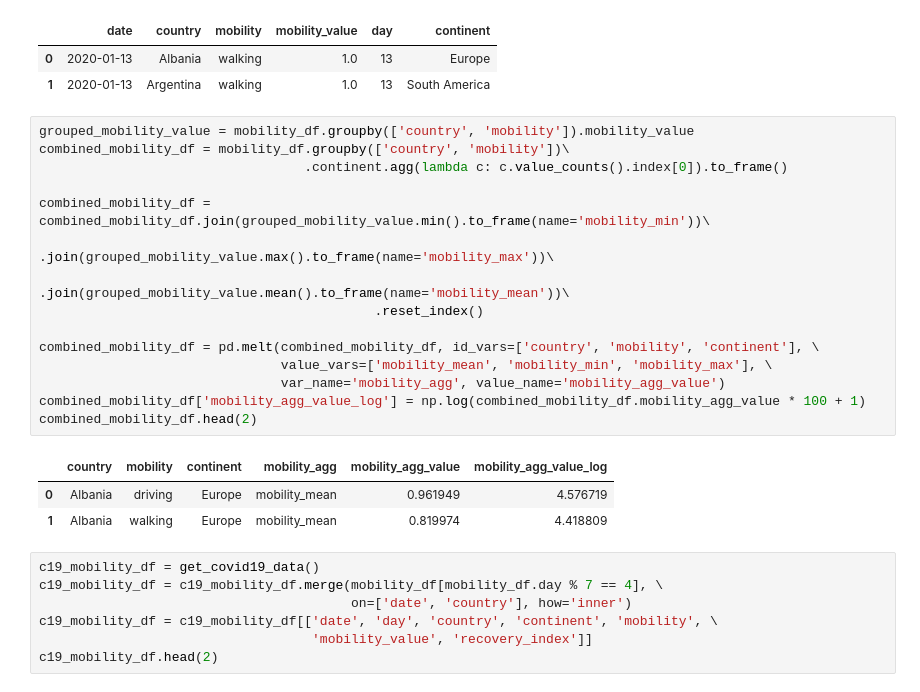
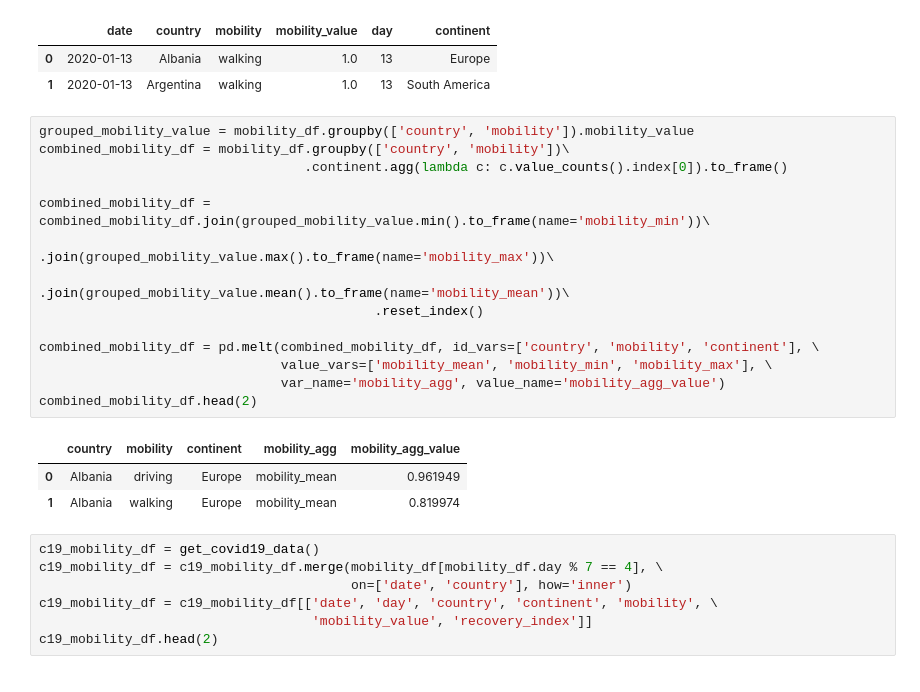
Before and after one commit to HIL-HK/lets-plot-examples, a Jupyter notebook: demo/covid-19_and_mobility.ipynb, the cells around one changed output. Saved outputs shown, nothing was run; the diff lists cells and outputs as text.

```diff
--- a/demo/covid-19_and_mobility.ipynb
+++ b/demo/covid-19_and_mobility.ipynb
@@ -84,22 +84,21 @@ mobility_df.head(2)
 # %%
 grouped_mobility_value = mobility_df.groupby(['country', 'mobility']).mobility_value
 combined_mobility_df = mobility_df.groupby(['country', 'mobility'])\
                                   .continent.agg(lambda c: c.value_counts().index[0]).to_frame()
 
 combined_mobility_df = combined_mobility_df.join(grouped_mobility_value.min().to_frame(name='mobility_min'))\
                                            .join(grouped_mobility_value.max().to_frame(name='mobility_max'))\
                                            .join(grouped_mobility_value.mean().to_frame(name='mobility_mean'))\
                                            .reset_index()
 
 combined_mobility_df = pd.melt(combined_mobility_df, id_vars=['country', 'mobility', 'continent'], \
                                value_vars=['mobility_mean', 'mobility_min', 'mobility_max'], \
                                var_name='mobility_agg', value_name='mobility_agg_value')
-combined_mobility_df['mobility_agg_value_log'] = np.log(combined_mobility_df.mobility_agg_value * 100 + 1)
 combined_mobility_df.head(2)
 # %% [output]
-|  | country | mobility | continent | mobility_agg | mobility_agg_value | mobility_agg_value_log |
-| 0 | Albania | driving | Europe | mobility_mean | 0.961949 | 4.576719 |
-| 1 | Albania | walking | Europe | mobility_mean | 0.819974 | 4.418809 |
+|  | country | mobility | continent | mobility_agg | mobility_agg_value |
+| 0 | Albania | driving | Europe | mobility_mean | 0.961949 |
+| 1 | Albania | walking | Europe | mobility_mean | 0.819974 |
 # %%
 c19_mobility_df = get_covid19_data()
 c19_mobility_df = c19_mobility_df.merge(mobility_df[mobility_df.day % 7 == 4], \
```
Also changed, not shown: parts of 1 cell of this notebook, 16 other files.
